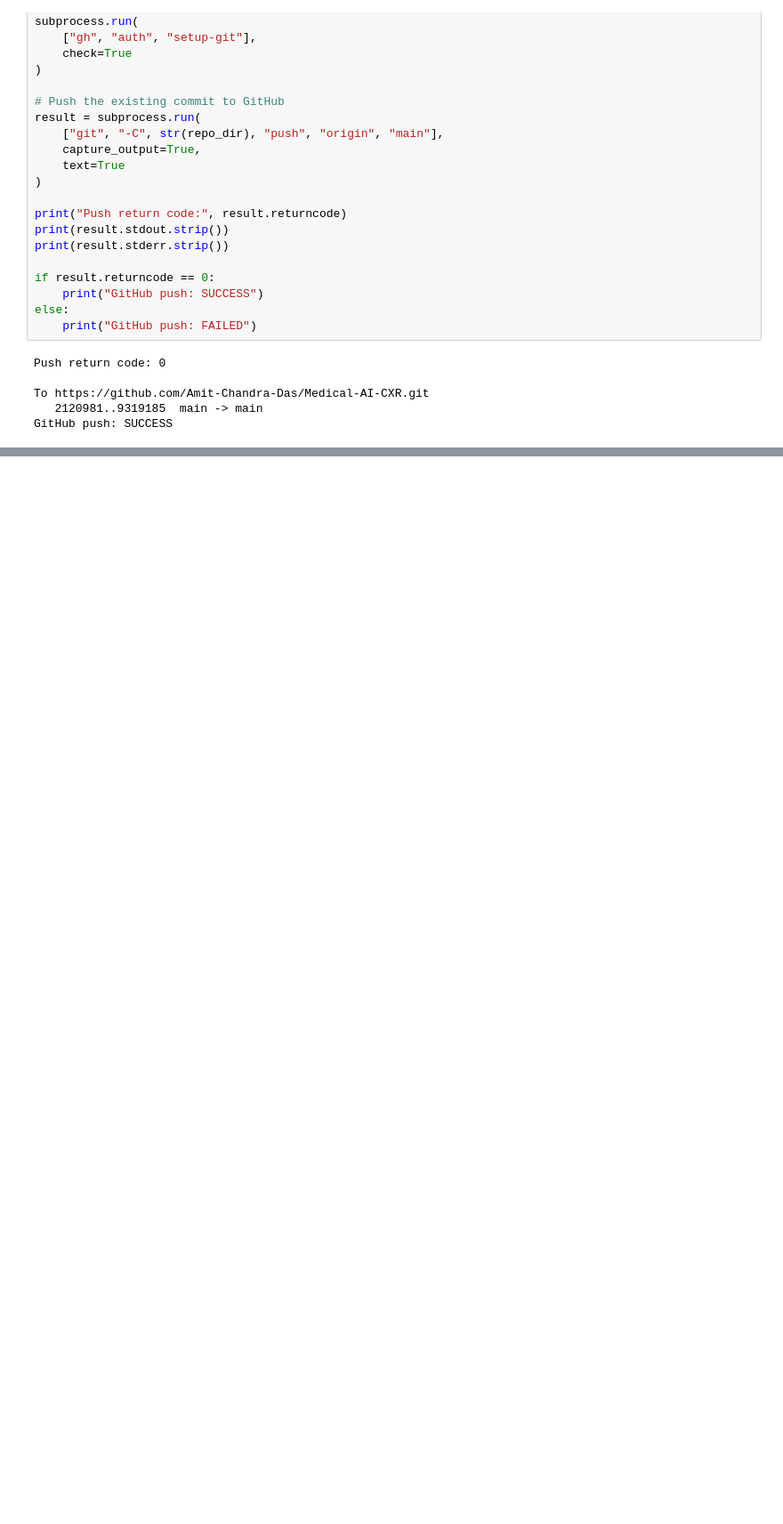
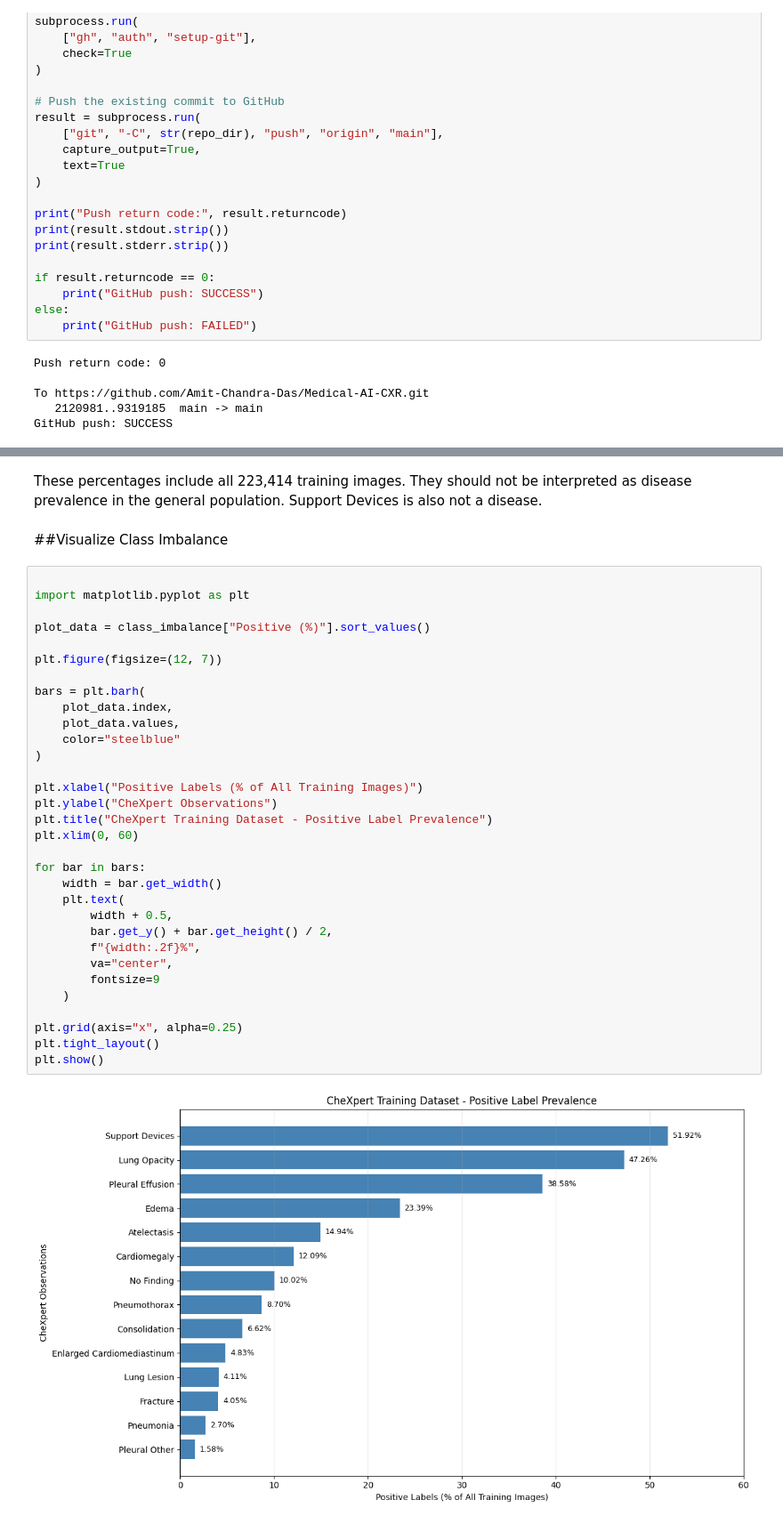
Before and after one commit to Amit-Chandra-Das/Medical-AI-CXR-Private, a Jupyter notebook: 02_Notebooks/02_dataset_verification.ipynb, the cells around one changed output, grey strips where cells are left out. Shown at 89% size. Cells and saved outputs as stored; diff of their text form; blank space fills up the shorter version.

```diff
--- a/02_Notebooks/02_dataset_verification.ipynb
+++ b/02_Notebooks/02_dataset_verification.ipynb
@@ -1749,0 +2050,38 @@ GitHub push: SUCCESS
+# %% [markdown]
+These percentages include all 223,414 training images. They should not be interpreted as disease prevalence in the general population. Support Devices is also not a disease.
+# %% [markdown]
+##Visualize Class Imbalance
+# %%
+
+import matplotlib.pyplot as plt
+
+plot_data = class_imbalance["Positive (%)"].sort_values()
+
+plt.figure(figsize=(12, 7))
+
+bars = plt.barh(
+    plot_data.index,
+    plot_data.values,
+    color="steelblue"
+)
+
+plt.xlabel("Positive Labels (% of All Training Images)")
+plt.ylabel("CheXpert Observations")
+plt.title("CheXpert Training Dataset - Positive Label Prevalence")
+plt.xlim(0, 60)
+
+for bar in bars:
+    width = bar.get_width()
+    plt.text(
+        width + 0.5,
+        bar.get_y() + bar.get_height() / 2,
+        f"{width:.2f}%",
+        va="center",
+        fontsize=9
+    )
+
+plt.grid(axis="x", alpha=0.25)
+plt.tight_layout()
+plt.show()
+# %% [output]
+[figure, added]
```
Also changed, not shown: parts of 41 cells of this notebook, 4 other files.
